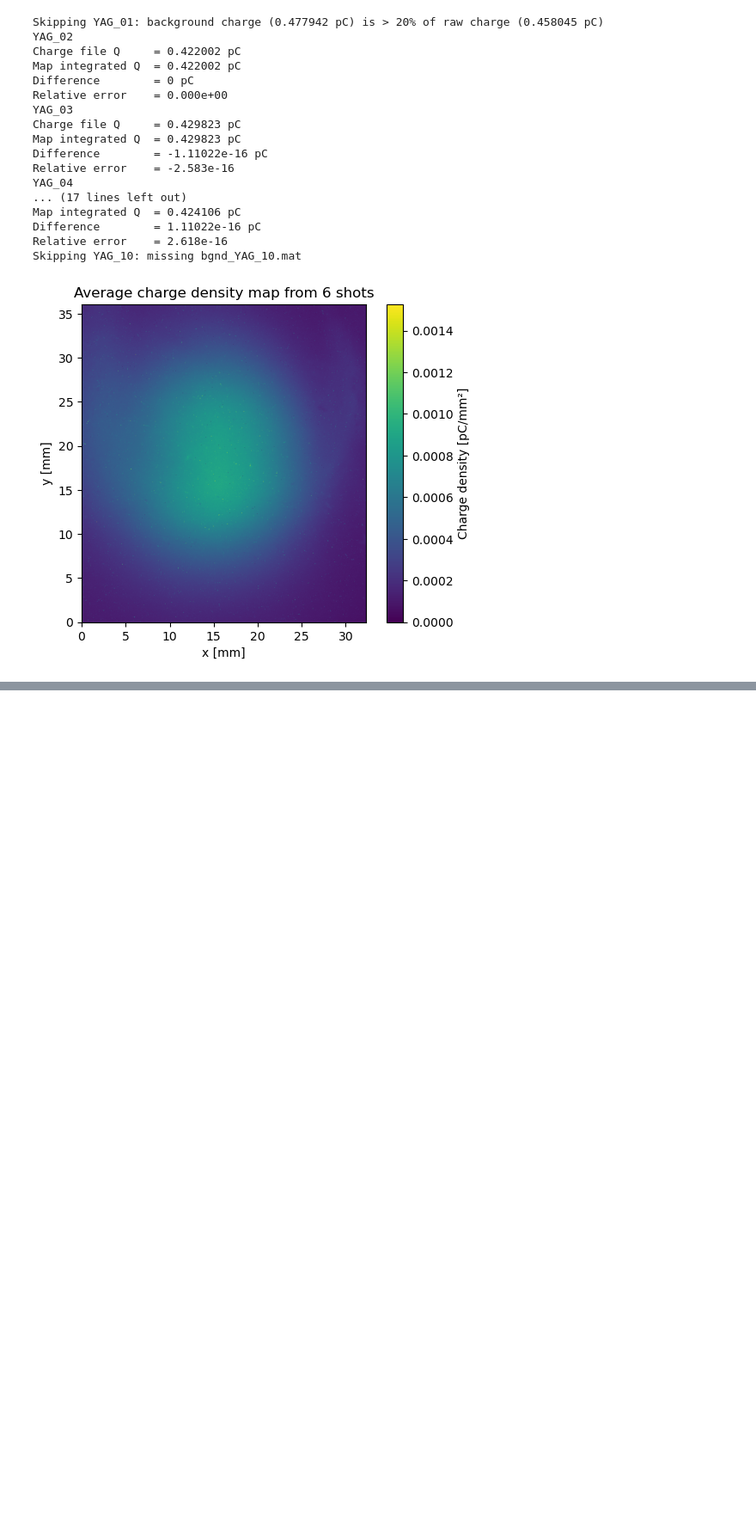
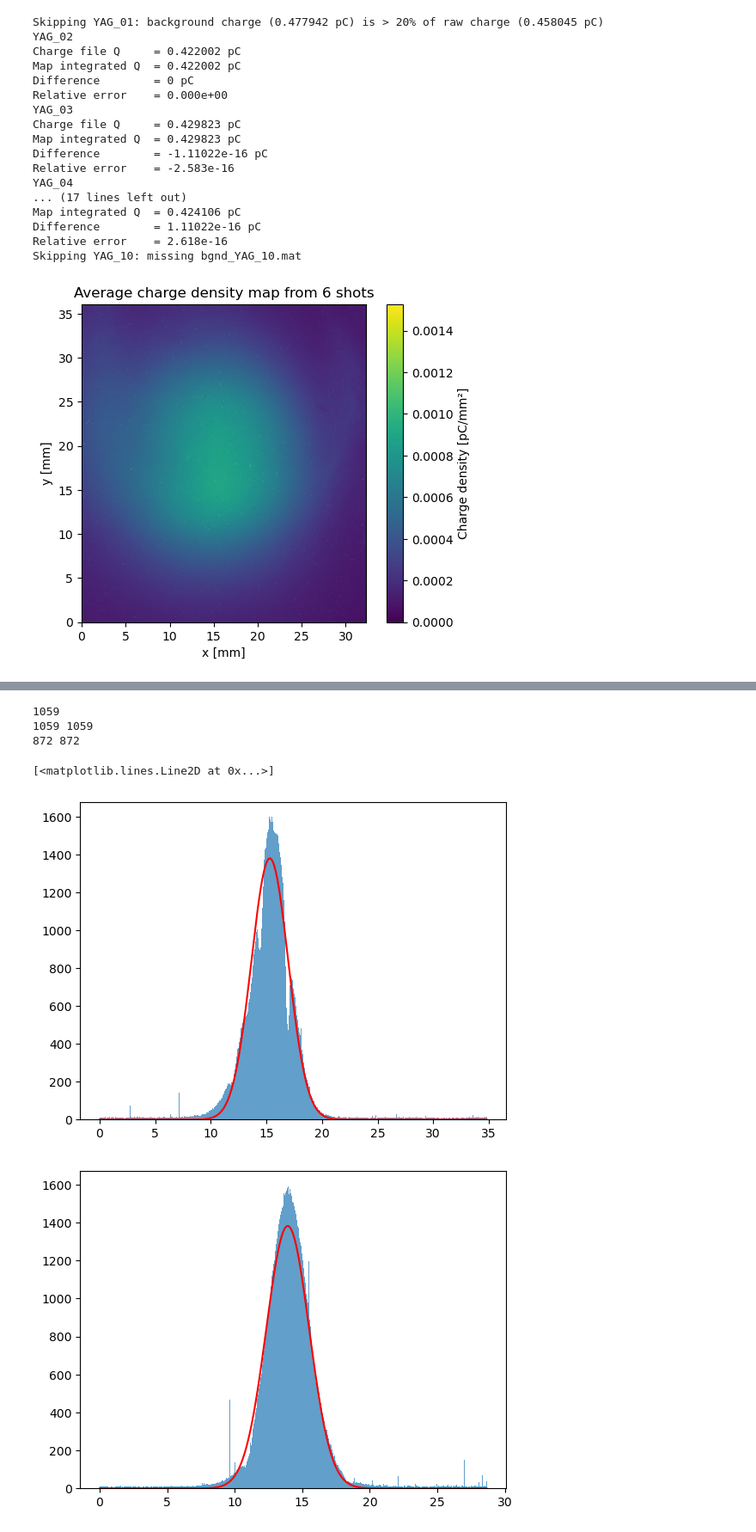
Before and after one commit to sabrinawaa/DPhil_Project, a Jupyter notebook: YAG_processing_CLEAR.ipynb, the cells around one changed output, grey strips where cells are left out. Shown at 86% size. Cells and saved outputs as stored; diff of their text form; code cells hidden in the pictures; blank space fills up the shorter version.

Commit message:
changed to actual coordinates not pixel coordinates

```diff
--- a/YAG_processing_CLEAR.ipynb
+++ b/YAG_processing_CLEAR.ipynb
@@ -436,0 +515,50 @@ Skipping already processed folder: small_uncol_75
+# %%
+image = data['data']
+y, x = np.indices(image.shape)
+z = image
+
+valid = np.isfinite(z)
+
+pixel_calibration = 0.03289855072463768  # mm/pixel
+x = pixel_calibration * x[valid].ravel()
+y = pixel_calibration * y[valid].ravel()
+z = z[valid].ravel()
+
+p0 = [np.max(z), np.mean(x), np.mean(y), 1, 1]
+popt, pcov = curve_fit(gaussian2d, (x, y), z, p0=p0)
+A, x0, y0, sigma_x, sigma_y = popt
+# %%
+def gaussian(x, A, x0, sigma):
+    return A * np.exp(-((x - x0) ** 2) / (2 * sigma ** 2))
+
+
+cx,cy = int(popt[1]/pixel_calibration), int(popt[2]/pixel_calibration)
+strip_width = 10  # pixels
+h, w = image.shape
+row0 = max(0, cy - strip_width // 2)
+row1 = min(h, cy + strip_width // 2)
+col0 = max(0, cx - strip_width // 2)
+col1 = min(w, cx + strip_width // 2)
+
+slice_row = np.mean(image[row0:row1, :], axis=0)
+print(len(slice_row))
+slice_col = np.mean(image[:, col0:col1], axis=1)
+
+y, x = np.indices(image.shape)* pixel_calibration
+print(len(x[0]), len(slice_row))
+print(len(y[:,0]), len(slice_col))
+
+plt.figure()
+plt.bar(x[0], slice_row, width=pixel_calibration, alpha=0.7)
+plt.plot(x[0], gaussian(x[0],A, x0, sigma_x), 'r-')
+
+plt.figure()
+plt.bar(y[:,0], slice_col, width=pixel_calibration, alpha=0.7)
+plt.plot(y[:,0], gaussian(y[:,0],A, y0, sigma_y), 'r-')
+# %% [output]
+1059
+1059 1059
+872 872
+[<matplotlib.lines.Line2D at 0x...>]
+[figure, added]
+[figure, added]
```
Also changed, not shown: parts of 11 cells of this notebook.
